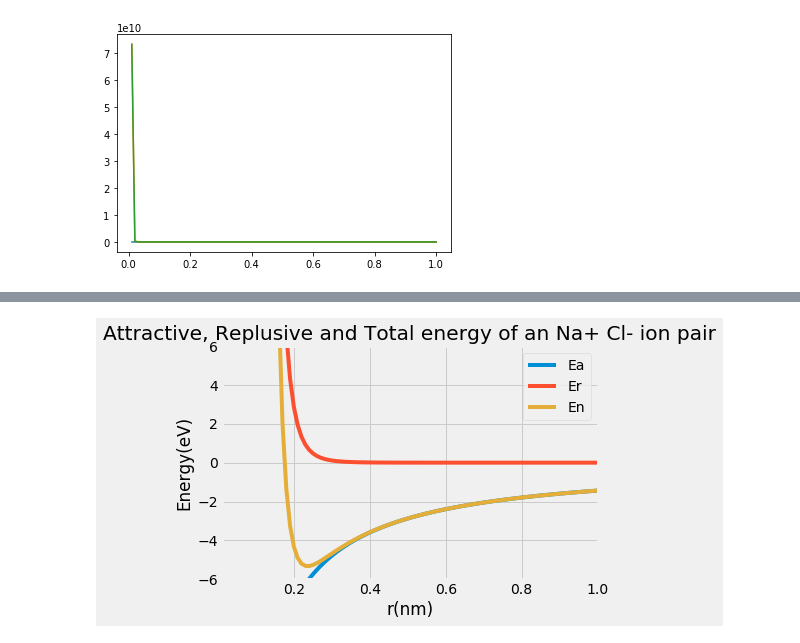
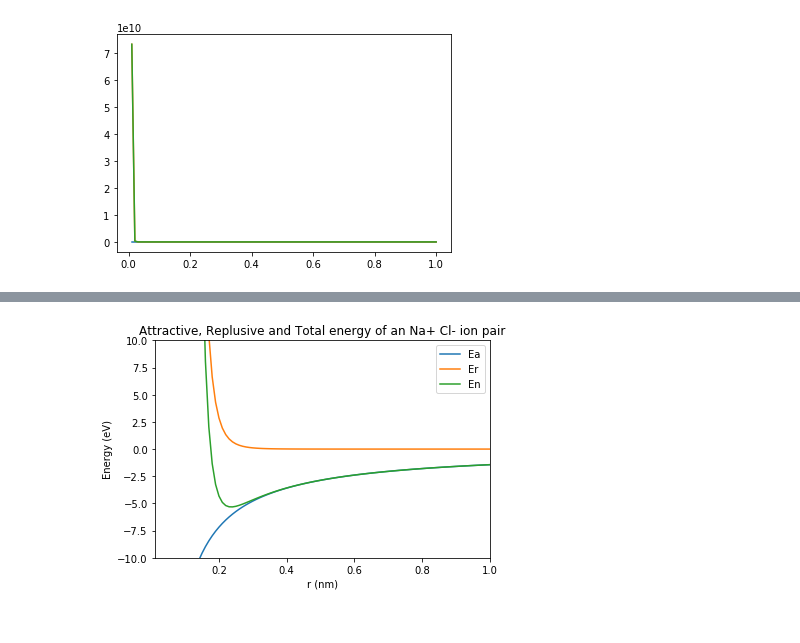
Before and after one commit to ProfessorKazarinoff/staticsite, a Jupyter notebook: content/code/matplotlib_plots/plot_bond_energy.ipynb, the cells around one changed output, grey strips where cells are left out. Cells and saved outputs as stored; diff of their text form; code cells hidden in the pictures.

```diff
--- a/content/code/matplotlib_plots/plot_bond_energy.ipynb
+++ b/content/code/matplotlib_plots/plot_bond_energy.ipynb
@@ -70,15 +149,12 @@ plt.show()
 # %%
-plt.style.use('fivethirtyeight')
-fig, ax = plt.subplots()
-ax.plot(r, Ea, label='Ea')
-ax.plot(r, Er, label='Er')
-ax.plot(r, En, label='En')
+plt.plot(r,Ea,r,Er,r,En)
 plt.xlim([ 0.01, 1.00])
-plt.ylim([-6, 6])
+plt.ylim([-10, 10])
 plt.title('Attractive, Replusive and Total energy of an Na+ Cl- ion pair')
-plt.xlabel('r(nm)')
-plt.ylabel('Energy(eV)')
-ax.legend()
+plt.xlabel('r (nm)')
+plt.ylabel('Energy (eV)')
+plt.legend(['Ea','Er','En'])
+plt.savefig('energy_vs_distance_curve.png', dpi=72)
 plt.show()
 # %% [output]
-[figure, old version]
+[figure, new version]
```
Also changed, not shown: parts of 17 cells of this notebook, 1 other file.
